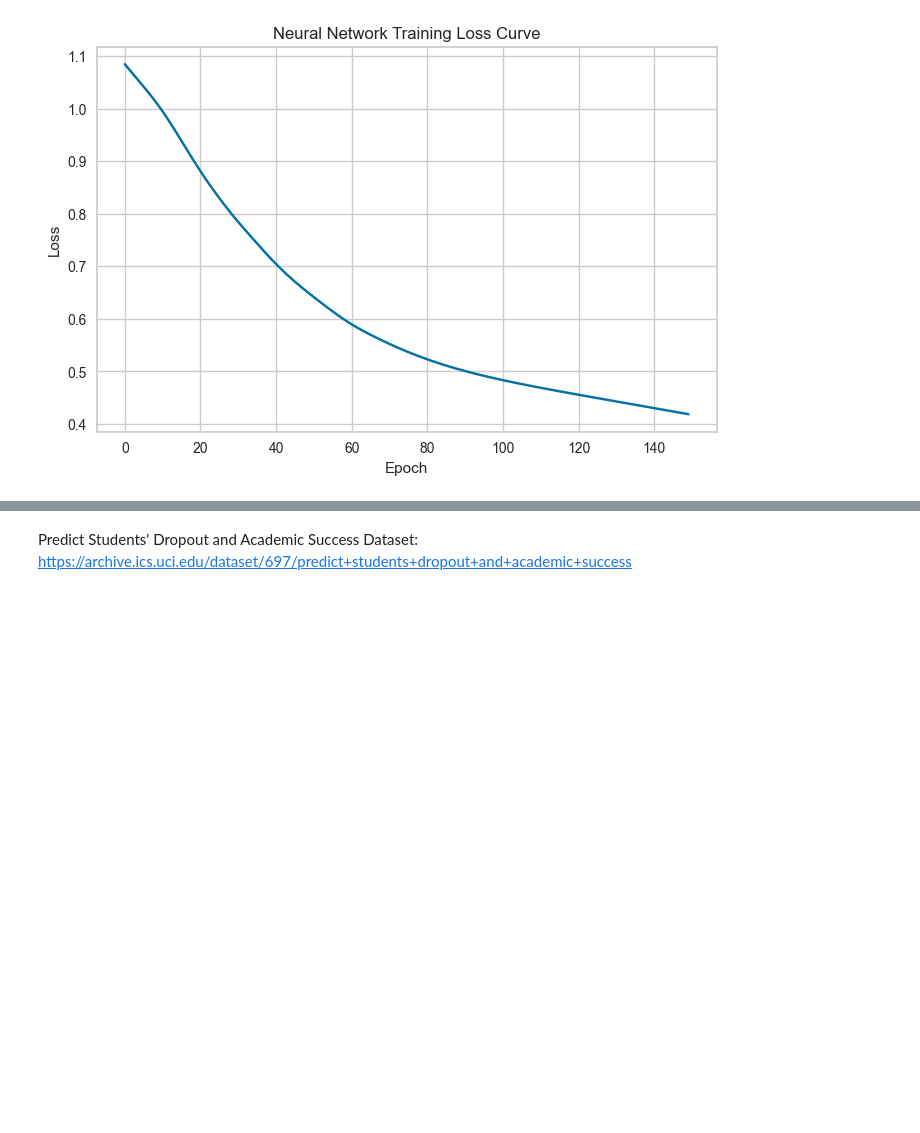
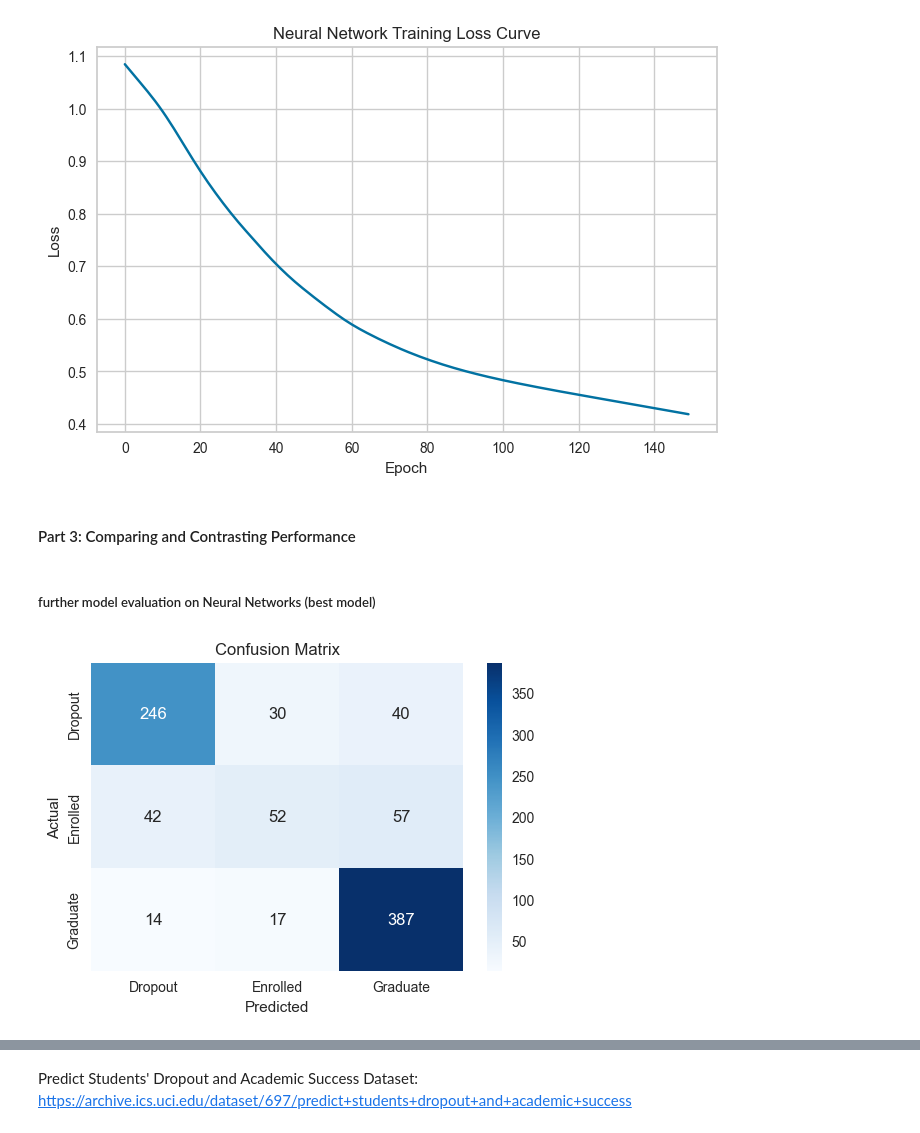
Before and after one commit to yehudis25/student-academic-success-ml, a Jupyter notebook: student_success_prediction.ipynb, the cells around one changed output, grey strips where cells are left out. Saved outputs shown, nothing was run; the diff lists cells and outputs as text; code cells hidden in the pictures; blank space fills up the shorter version.

Commit message:
added confusion matrix and classification report for best model

```diff
--- a/student_success_prediction.ipynb
+++ b/student_success_prediction.ipynb
@@ -977,3 +977,31 @@ plt.grid(True)
 plt.show()
 # %% [output]
 [figure]
+# %% [markdown]
+#### Part 3: Comparing and Contrasting Performance
+# %% [markdown]
+##### further model evaluation on Neural Networks (best model)
+# %%
+# make confusion matrix for the final neural network model
+cm = confusion_matrix(
+    y_test.cpu().numpy(),
+    test_preds.cpu().numpy()
+)
+
+# graph of the confusion matrix
+plt.figure(figsize=(6,4))
+sns.heatmap(
+    cm,
+    annot=True,
+    fmt="d",
+    xticklabels=["Dropout", "Enrolled", "Graduate"],
+    yticklabels=["Dropout", "Enrolled", "Graduate"],
+    cmap="Blues"
+)
+
+plt.xlabel("Predicted")
+plt.ylabel("Actual")
+plt.title("Confusion Matrix")
+plt.show()
+# %% [output]
+[figure, added]
```
Also changed, not shown: parts of 5 cells of this notebook.
